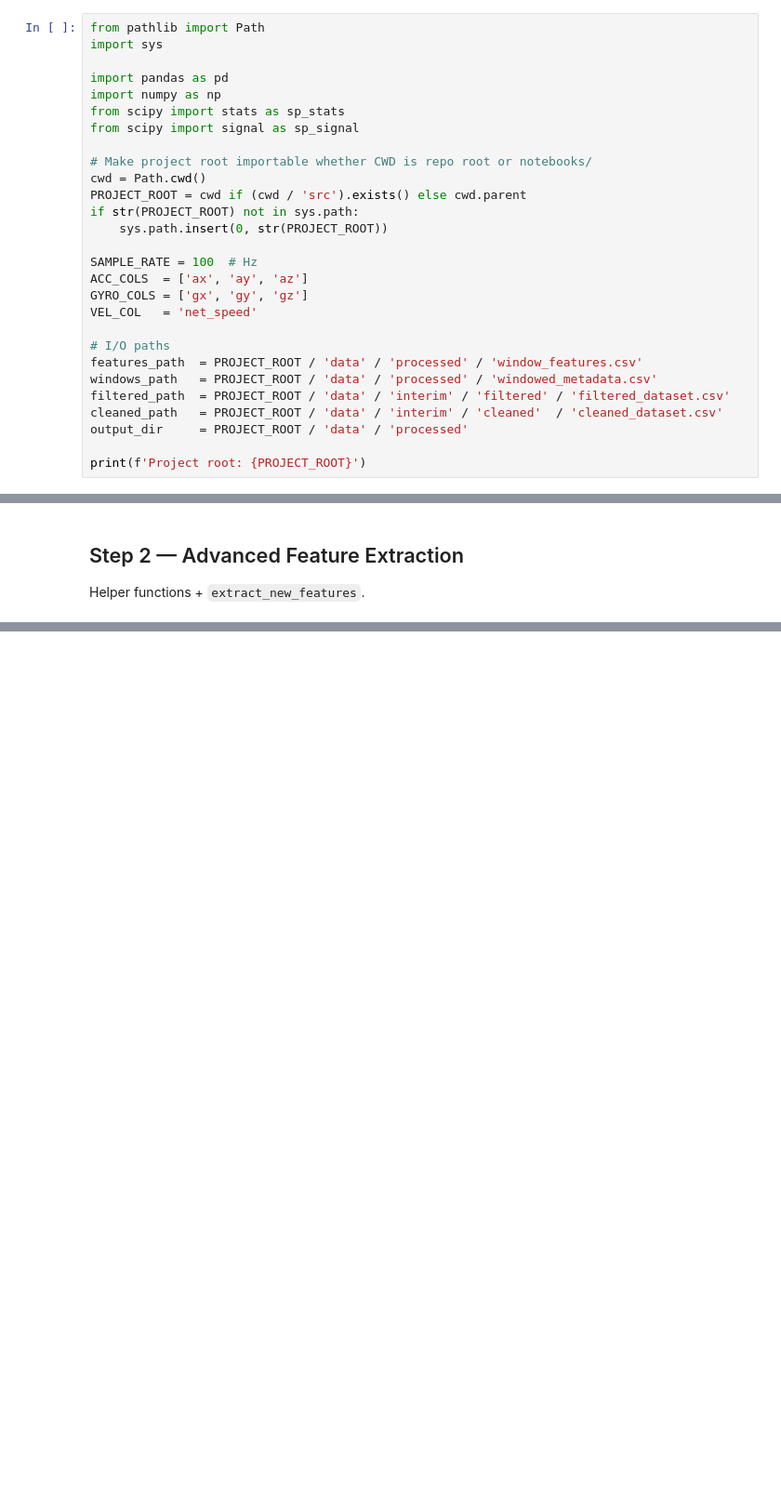
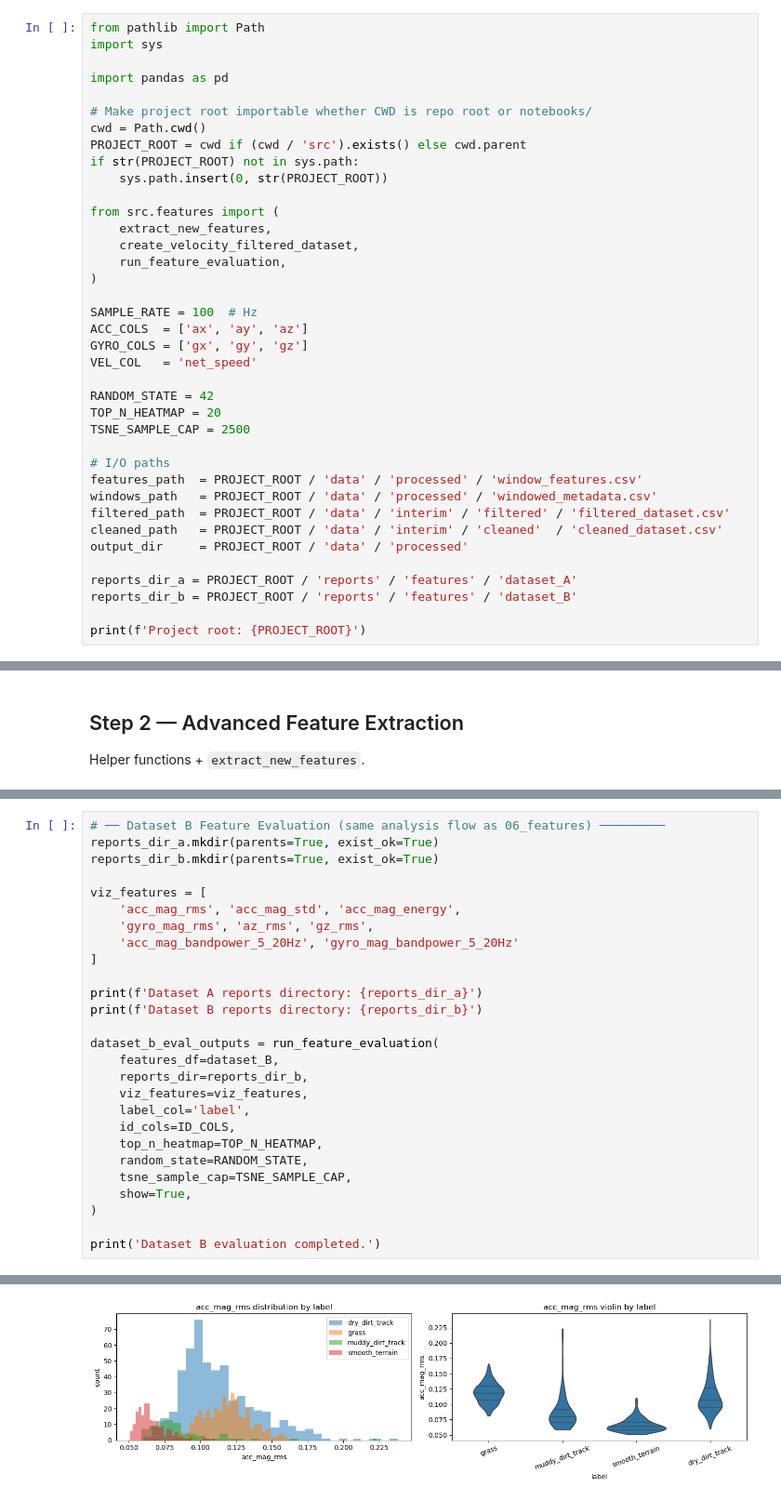
Before and after one commit to Pratyush2012/BSC_Thesis_intrinsic_sensor_analysis, a Jupyter notebook: notebooks/06b_extended_features.ipynb, the cells around one changed output, grey strips where cells are left out. Shown at 93% size. Cells and saved outputs as stored; diff of their text form; blank space fills up the shorter version.

```diff
--- a/notebooks/06b_extended_features.ipynb
+++ b/notebooks/06b_extended_features.ipynb
@@ -23,9 +23,6 @@ from pathlib import Path
 import sys
 
 import pandas as pd
-import numpy as np
-from scipy import stats as sp_stats
-from scipy import signal as sp_signal
 
 # Make project root importable whether CWD is repo root or notebooks/
 cwd = Path.cwd()
@@ -33,10 +30,20 @@ PROJECT_ROOT = cwd if (cwd / 'src').exists() else cwd.parent
 if str(PROJECT_ROOT) not in sys.path:
     sys.path.insert(0, str(PROJECT_ROOT))
 
+from src.features import (
+    extract_new_features,
+    create_velocity_filtered_dataset,
+    run_feature_evaluation,
+)
+
 SAMPLE_RATE = 100  # Hz
 ACC_COLS  = ['ax', 'ay', 'az']
 GYRO_COLS = ['gx', 'gy', 'gz']
 VEL_COL   = 'net_speed'
+
+RANDOM_STATE = 42
+TOP_N_HEATMAP = 20
+TSNE_SAMPLE_CAP = 2500
 
 # I/O paths
 features_path  = PROJECT_ROOT / 'data' / 'processed' / 'window_features.csv'
@@ -45,6 +52,9 @@ filtered_path  = PROJECT_ROOT / 'data' / 'interim' / 'filtered' / 'filtered_data
 cleaned_path   = PROJECT_ROOT / 'data' / 'interim' / 'cleaned'  / 'cleaned_dataset.csv'
 output_dir     = PROJECT_ROOT / 'data' / 'processed'
 
+reports_dir_a = PROJECT_ROOT / 'reports' / 'features' / 'dataset_A'
+reports_dir_b = PROJECT_ROOT / 'reports' / 'features' / 'dataset_B'
+
 print(f'Project root: {PROJECT_ROOT}')
 # %% [output]
 Project root: /Users/pratyush/Desktop/DTU/Bachelor_thesis/BSC_Thesis_intrinsic_sensor_analysis
@@ -645,0 +227,28 @@ Dataset B shape: (1160, 132)
+# %%
+# ── Dataset B Feature Evaluation (same analysis flow as 06_features) ─────────
+reports_dir_a.mkdir(parents=True, exist_ok=True)
+reports_dir_b.mkdir(parents=True, exist_ok=True)
+
+viz_features = [
+    'acc_mag_rms', 'acc_mag_std', 'acc_mag_energy',
+    'gyro_mag_rms', 'az_rms', 'gz_rms',
+    'acc_mag_bandpower_5_20Hz', 'gyro_mag_bandpower_5_20Hz'
+]
+
+print(f'Dataset A reports directory: {reports_dir_a}')
+print(f'Dataset B reports directory: {reports_dir_b}')
+
+dataset_b_eval_outputs = run_feature_evaluation(
+    features_df=dataset_B,
+    reports_dir=reports_dir_b,
+    viz_features=viz_features,
+    label_col='label',
+    id_cols=ID_COLS,
+    top_n_heatmap=TOP_N_HEATMAP,
+    random_state=RANDOM_STATE,
+    tsne_sample_cap=TSNE_SAMPLE_CAP,
+    show=True,
+)
+
+print('Dataset B evaluation completed.')
+# %% [output]
@@ -645,0 +272 @@ Dataset B shape: (1160, 132)
+[figure, added]
```
Also changed, not shown: parts of 9 cells of this notebook, 24 other files.
